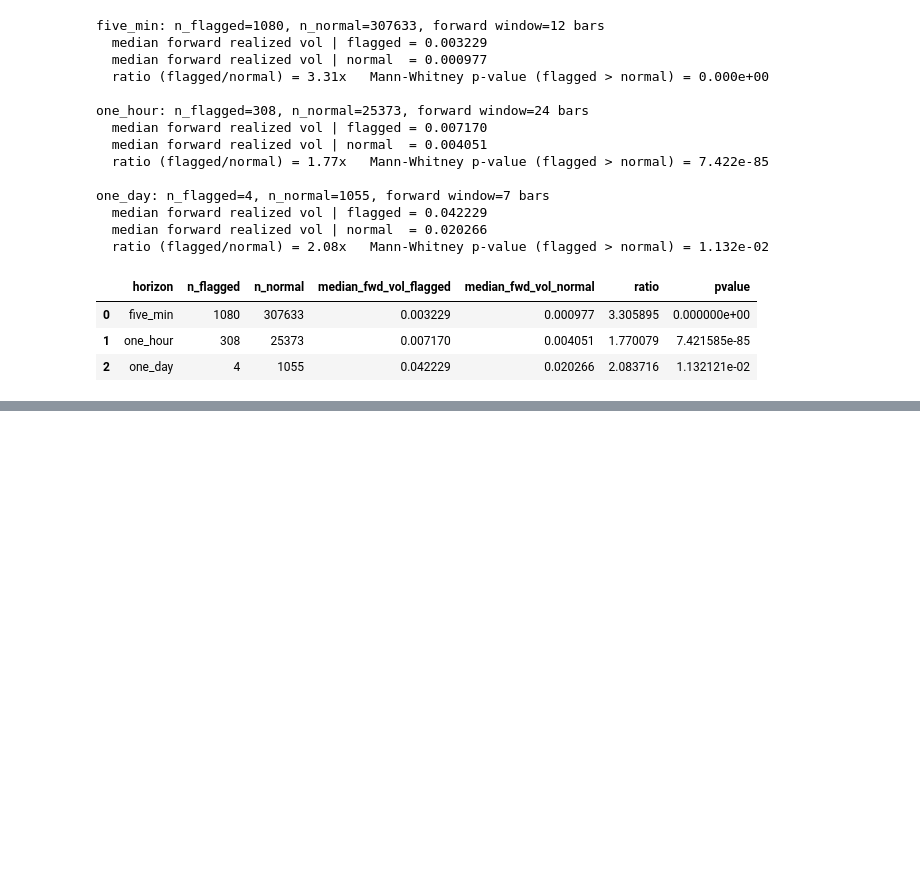
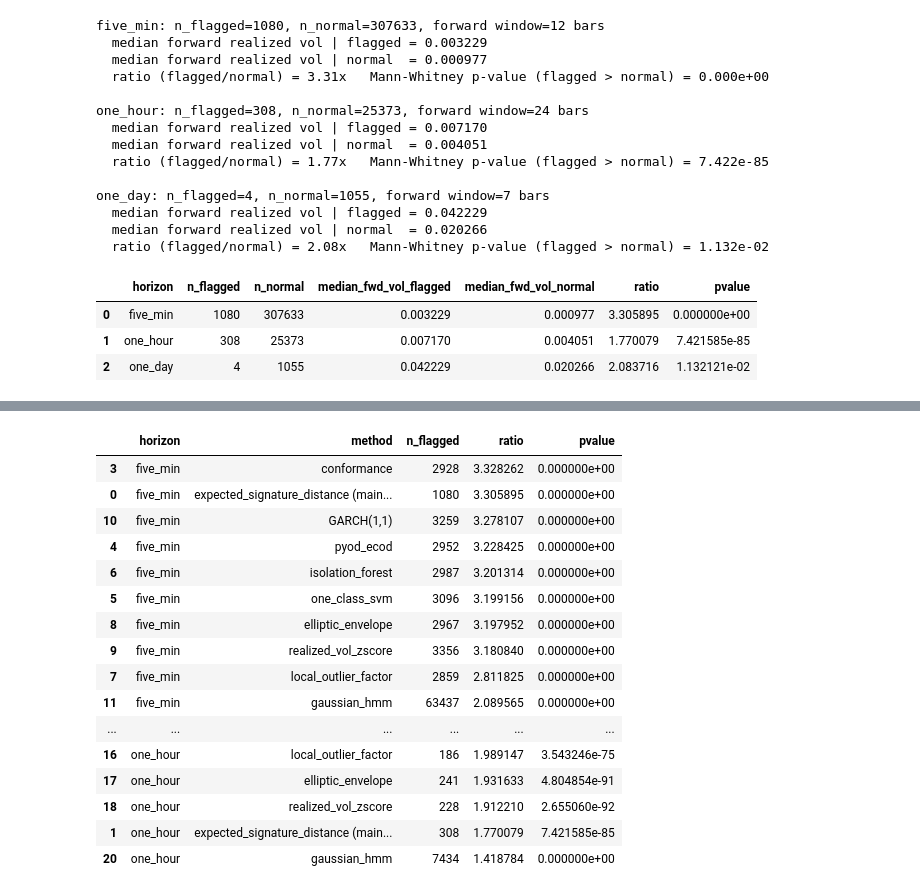
Before and after one commit to mghaisas17/MLCapstone_Proj001, a Jupyter notebook: Aayush/notebooks/06_short_horizons.ipynb, the cells around one changed output, grey strips where cells are left out. Saved outputs shown, nothing was run; the diff lists cells and outputs as text; code cells hidden in the pictures; blank space fills up the shorter version.

```diff
--- a/Aayush/notebooks/06_short_horizons.ipynb
+++ b/Aayush/notebooks/06_short_horizons.ipynb
@@ -108,7 +108,11 @@ for calib_name, score_name, rule in horizon_specs:
           f'flag rate={flag_rate:.4%}')
 
     results[calib_name] = dict(synth=synth, threshold=thr, score_series=score_series, flag_rate=flag_rate,
-                                n_train=len(train_paths), n_calib=len(calib_paths), halflife=horizon_halflife)
+                                n_train=len(train_paths), n_calib=len(calib_paths), halflife=horizon_halflife,
+                                # Stashed for the non-signature baseline comparison section below, so it
+                                # doesn't have to re-pay the expensive full-scoring-period windowing cost:
+                                bars=bars, calib_cfg=calib_cfg, train_raw=train_raw, calib_raw=calib_raw,
+                                score_raw=raw_score, end_times=end_times)
     print()
 # %% [output]
 === five_min ===
@@ -235,0 +489,30 @@ one_day: n_flagged=4, n_normal=1055, forward window=7 bars
+# %%
+sig_rows = []
+for calib_name in results:
+    sig_rows.append(dict(horizon=calib_name, method='expected_signature_distance (main model)',
+                          n_flagged=event_study_df.set_index('horizon').loc[calib_name, 'n_flagged'],
+                          n_normal=event_study_df.set_index('horizon').loc[calib_name, 'n_normal'],
+                          ratio=event_study_df.set_index('horizon').loc[calib_name, 'ratio'],
+                          pvalue=event_study_df.set_index('horizon').loc[calib_name, 'pvalue']))
+combined = pd.concat([pd.DataFrame(sig_rows), baseline_df], ignore_index=True)
+combined = combined.sort_values(['horizon', 'ratio'], ascending=[True, False])
+combined.to_csv('../reports/short_horizons_all_methods_comparison.csv', index=False)
+combined[['horizon', 'method', 'n_flagged', 'ratio', 'pvalue']]
+# %% [output]
+|  | horizon | method | n_flagged | ratio | pvalue |
+| 3 | five_min | conformance | 2928 | 3.328262 | 0.000000e+00 |
+| 0 | five_min | expected_signature_distance (main... | 1080 | 3.305895 | 0.000000e+00 |
+| 10 | five_min | GARCH(1,1) | 3259 | 3.278107 | 0.000000e+00 |
+| 4 | five_min | pyod_ecod | 2952 | 3.228425 | 0.000000e+00 |
+| 6 | five_min | isolation_forest | 2987 | 3.201314 | 0.000000e+00 |
+| 5 | five_min | one_class_svm | 3096 | 3.199156 | 0.000000e+00 |
+| 8 | five_min | elliptic_envelope | 2967 | 3.197952 | 0.000000e+00 |
+| 9 | five_min | realized_vol_zscore | 3356 | 3.180840 | 0.000000e+00 |
+| 7 | five_min | local_outlier_factor | 2859 | 2.811825 | 0.000000e+00 |
+| 11 | five_min | gaussian_hmm | 63437 | 2.089565 | 0.000000e+00 |
+| ... | ... | ... | ... | ... | ... |
+| 16 | one_hour | local_outlier_factor | 186 | 1.989147 | 3.543246e-75 |
+| 17 | one_hour | elliptic_envelope | 241 | 1.931633 | 4.804854e-91 |
+| 18 | one_hour | realized_vol_zscore | 228 | 1.912210 | 2.655060e-92 |
+| 1 | one_hour | expected_signature_distance (main... | 308 | 1.770079 | 7.421585e-85 |
+| 20 | one_hour | gaussian_hmm | 7434 | 1.418784 | 0.000000e+00 |
```
Also changed, not shown: parts of 4 cells of this notebook, 4 other files.
